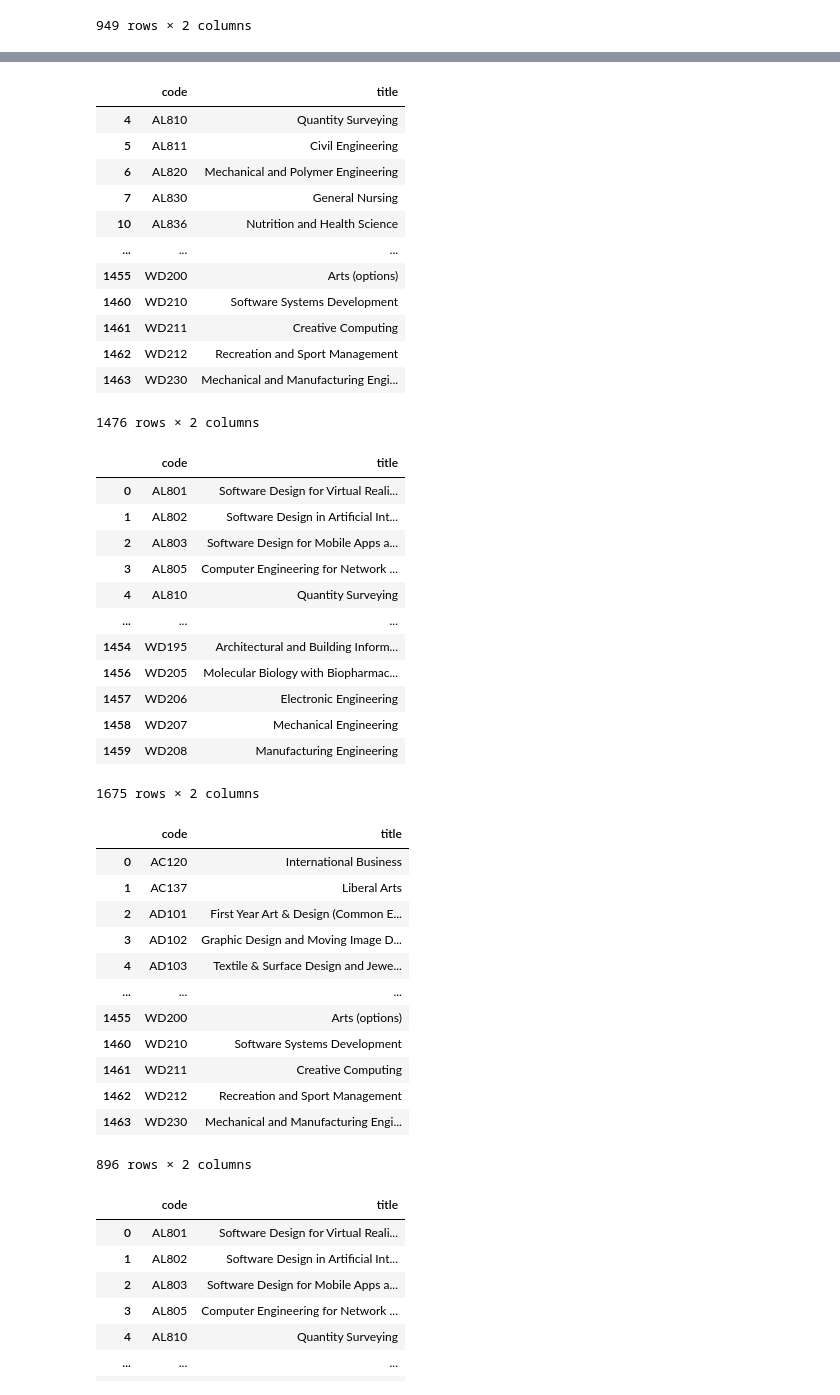
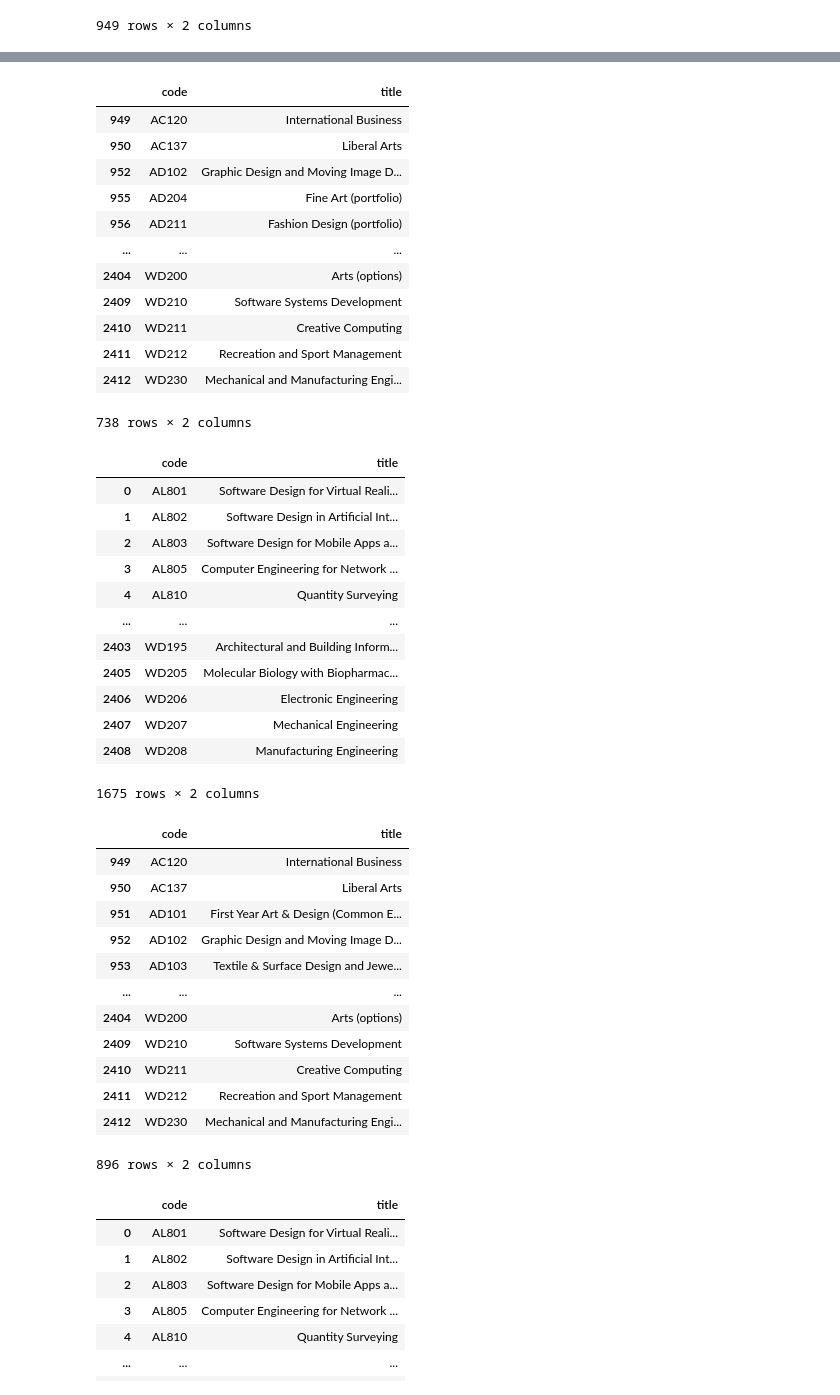
Before and after one commit to katel85/FundamentalsDA, a Jupyter notebook: cao.ipynb, the cells around one changed output, grey strips where cells are left out. Drawn from its saved outputs; the diff is of its cells as text; code cells hidden in the pictures.

```diff
--- a/cao.ipynb
+++ b/cao.ipynb
@@ -285,7 +285,7 @@ courses2020
 | 1463 | WD230 | Mechanical and Manufacturing Engi... |
 1464 rows × 2 columns
 # %%
-courses2021= df2021[['Code','Course']]
+courses2021= df2021[['code','course']]
 courses2021.columns= ['code','title']
 courses2021
 # %% [output]
@@ -303,7 +303,7 @@ courses2021
 | 948 | WD232 | Business Information Systems |
 949 rows × 2 columns
 # %%
-allcourses = pd.concat([courses2021,courses2020])
+allcourses = pd.concat([courses2021,courses2020], ignore_index=True)
 allcourses
 # %% [output]
 |  | code | title |
@@ -322,21 +339,21 @@ allcourses
 # %%
 #pandas duplicate not unique :-). Finds all extra copies of courses.
-# this will only retuen back the second copy of the duplicated course.
-allcourses[allcourses.duplicated(keep=False)]
+# this will only return back the second copy of the duplicated course.
+allcourses[allcourses.duplicated()]
 # %% [output]
 |  | code | title |
-| 4 | AL810 | Quantity Surveying |
-| 5 | AL811 | Civil Engineering |
-| 6 | AL820 | Mechanical and Polymer Engineering |
-| 7 | AL830 | General Nursing |
-| 10 | AL836 | Nutrition and Health Science |
+| 949 | AC120 | International Business |
+| 950 | AC137 | Liberal Arts |
+| 952 | AD102 | Graphic Design and Moving Image D... |
+| 955 | AD204 | Fine Art (portfolio) |
+| 956 | AD211 | Fashion Design (portfolio) |
 | ... | ... | ... |
-| 1455 | WD200 | Arts (options) |
-| 1460 | WD210 | Software Systems Development |
-| 1461 | WD211 | Creative Computing |
-| 1462 | WD212 | Recreation and Sport Management |
-| 1463 | WD230 | Mechanical and Manufacturing Engi... |
+| 2404 | WD200 | Arts (options) |
+| 2409 | WD210 | Software Systems Development |
+| 2410 | WD211 | Creative Computing |
+| 2411 | WD212 | Recreation and Sport Management |
+| 2412 | WD230 | Mechanical and Manufacturing Engi... |
-1476 rows × 2 columns
+738 rows × 2 columns
 # %%
 #returns df with duplicates removed.
 allcourses.drop_duplicates()
@@ -348,27 +365,27 @@ allcourses.drop_duplicates()
 | 3 | AL805 | Computer Engineering for Network ... |
 | 4 | AL810 | Quantity Surveying |
 | ... | ... | ... |
-| 1454 | WD195 | Architectural and Building Inform... |
-| 1456 | WD205 | Molecular Biology with Biopharmac... |
-| 1457 | WD206 | Electronic Engineering |
-| 1458 | WD207 | Mechanical Engineering |
-| 1459 | WD208 | Manufacturing Engineering |
+| 2403 | WD195 | Architectural and Building Inform... |
+| 2405 | WD205 | Molecular Biology with Biopharmac... |
+| 2406 | WD206 | Electronic Engineering |
+| 2407 | WD207 | Mechanical Engineering |
+| 2408 | WD208 | Manufacturing Engineering |
 1675 rows × 2 columns
 # %%
 allcourses[allcourses.duplicated(subset=['code'])]
 # %% [output]
 |  | code | title |
-| 0 | AC120 | International Business |
-| 1 | AC137 | Liberal Arts |
-| 2 | AD101 | First Year Art & Design (Common E... |
-| 3 | AD102 | Graphic Design and Moving Image D... |
-| 4 | AD103 | Textile & Surface Design and Jewe... |
+| 949 | AC120 | International Business |
+| 950 | AC137 | Liberal Arts |
+| 951 | AD101 | First Year Art & Design (Common E... |
+| 952 | AD102 | Graphic Design and Moving Image D... |
+| 953 | AD103 | Textile & Surface Design and Jewe... |
 | ... | ... | ... |
-| 1455 | WD200 | Arts (options) |
-| 1460 | WD210 | Software Systems Development |
-| 1461 | WD211 | Creative Computing |
-| 1462 | WD212 | Recreation and Sport Management |
-| 1463 | WD230 | Mechanical and Manufacturing Engi... |
+| 2404 | WD200 | Arts (options) |
+| 2409 | WD210 | Software Systems Development |
+| 2410 | WD211 | Creative Computing |
+| 2411 | WD212 | Recreation and Sport Management |
+| 2412 | WD230 | Mechanical and Manufacturing Engi... |
 896 rows × 2 columns
 # %%
 #returns df with duplicates removed based only on code because courses may have been named differently over the years.
```
Also changed, not shown: parts of 15 cells of this notebook, 18 other files.
